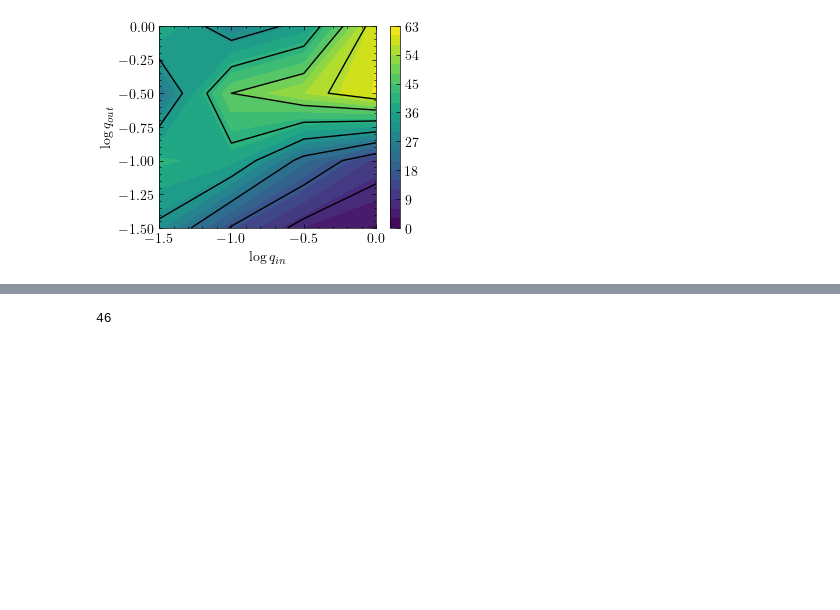
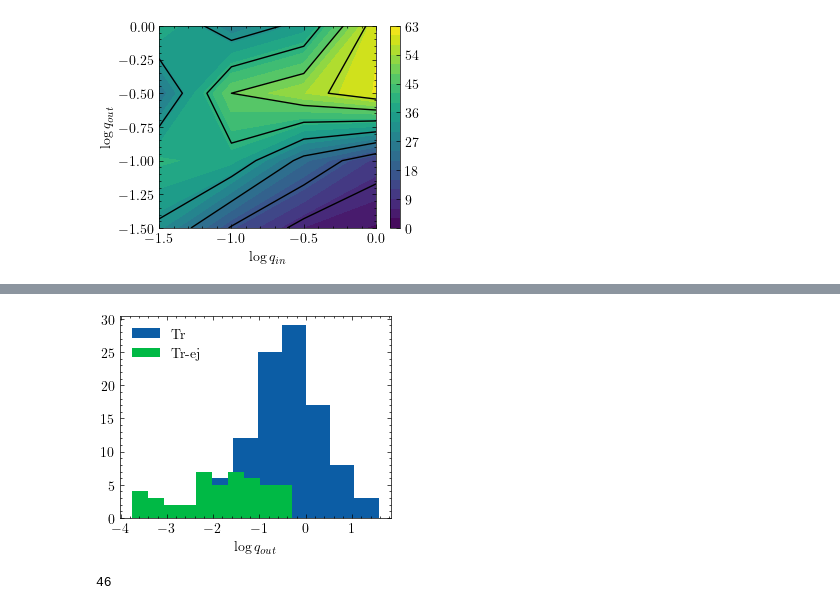
Before and after one commit to pranav-satheesh/Triple-MBH-Illustris, a Jupyter notebook: Interpolating_MBTriple_data.ipynb, the cells around one changed output, grey strips where cells are left out. Saved outputs shown, nothing was run; the diff lists cells and outputs as text; code cells hidden in the pictures; blank space fills up the shorter version.

```diff
--- a/Interpolating_MBTriple_data.ipynb
+++ b/Interpolating_MBTriple_data.ipynb
@@ -233,3 +247,14 @@ plt.savefig("Figures/histogram-1.pdf")
+# %%
+m13 = df1["Mass 3"].to_numpy()
+m23 = df2["Mass 3"].to_numpy()
+
+plt.hist(np.log10(m13/(m11+m12)),label="Tr")
+plt.hist(np.log10(m23/(m21+m22)),label="Tr-ej")
+plt.legend()
+plt.xlabel("$\log q_{out}$")
+plt.savefig("Figures/qout-histogram.pdf")
+# %% [output]
+[figure, added]
 # %%
 len(df2.loc[(df2['Mass 1']>10**7) & (df2['Mass 1']<10**8)]['Flag'])
 # %% [output]
```
Also changed, not shown: parts of 6 cells of this notebook, 5 other files.
